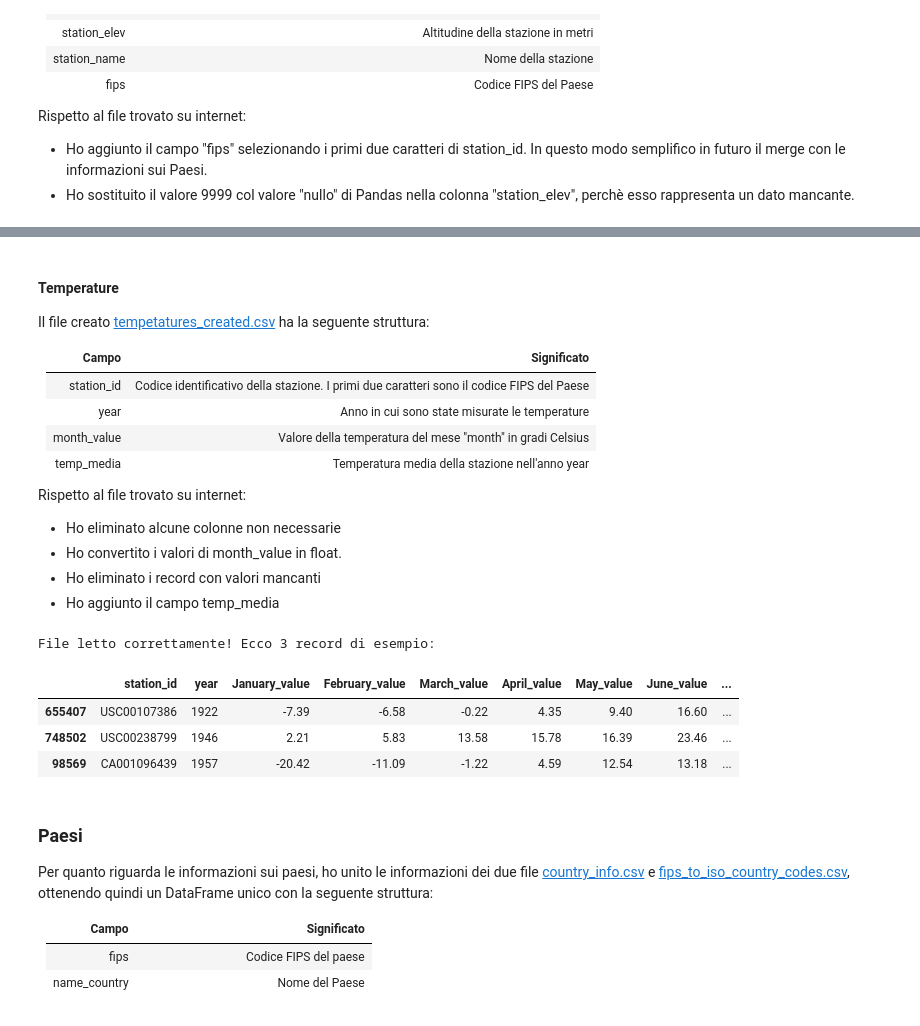
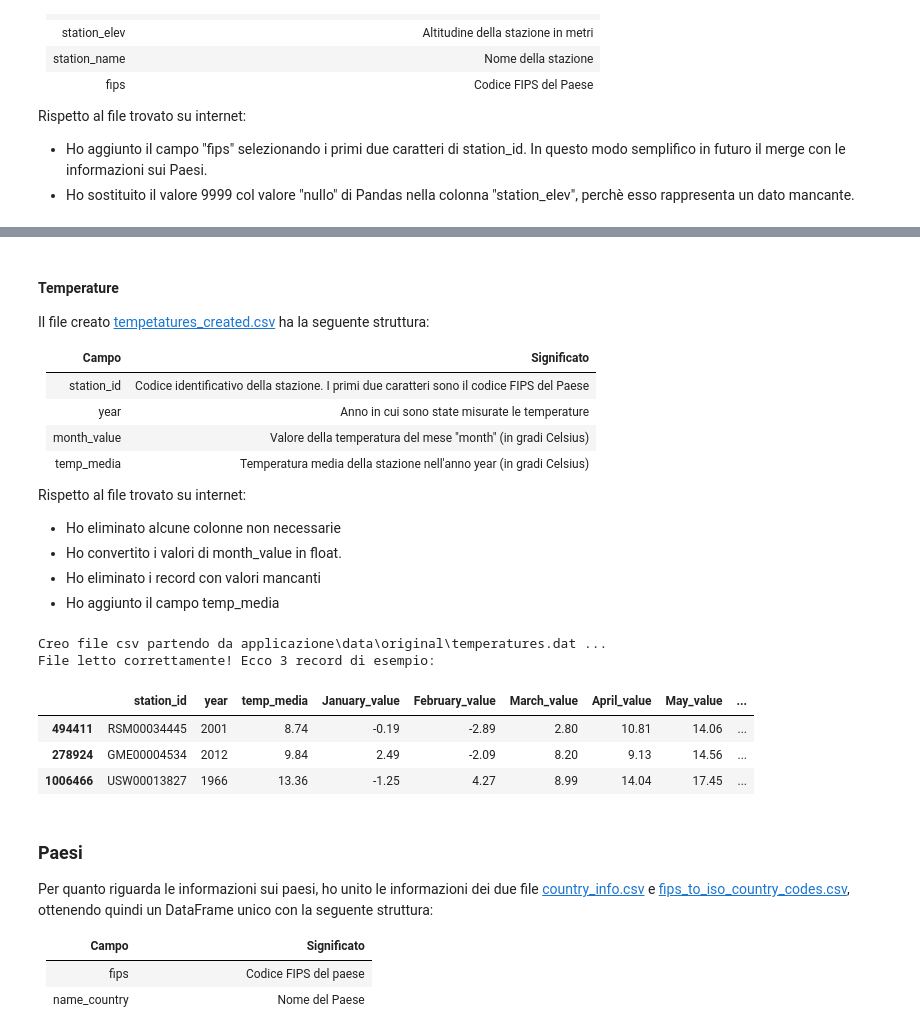
Before and after one commit to ElenaCurti/big-data, a Jupyter notebook: Attivita_03_DataAnalytics/file.ipynb, the cells around one changed output, grey strips where cells are left out. Cells and saved outputs as stored; diff of their text form; code cells hidden in the pictures.

```diff
--- a/Attivita_03_DataAnalytics/file.ipynb
+++ b/Attivita_03_DataAnalytics/file.ipynb
@@ -117,8 +140,8 @@ Il file creato [tempetatures_created.csv](applicazione/data/modified/stations_cr
 |:-|:-|
 |station_id| Codice identificativo della stazione. I primi due caratteri sono il codice FIPS del Paese|
 |year| Anno in cui sono state misurate le temperature|
-|month_value| Valore della temperatura del mese "month" in gradi Celsius |
-|temp_media| Temperatura media della stazione nell'anno year |
+|month_value| Valore della temperatura del mese "month" (in gradi Celsius) |
+|temp_media| Temperatura media della stazione nell'anno year (in gradi Celsius) |
 
 Rispetto al file trovato su internet:
 - Ho eliminato alcune colonne non necessarie
@@ -136,43 +159,46 @@ HEADERS_TEMPERATURES = ["station_id", "year", "DEL_ME"]
 for i in range(1,13):
     month_name = calendar.month_name[i]
     HEADERS_TEMPERATURES += [month_name+"_value","DEL_ME"+str(i)+"a","DEL_ME"+str(i)+"d","DEL_ME"+str(i)+"b"]
 
 if not os.path.exists(FILE_CSV_TEMPERATURES):
     print("Creo file csv partendo da",FILE_ORIGINALE_TEMPERATURES,"...")
 
     # Leggo il file
     df = pd.read_fwf(FILE_ORIGINALE_TEMPERATURES, widths=list_width,header=None, names=HEADERS_TEMPERATURES)
 
-    # Elimino le colonne non necessarie
-    HEADERS_TEMPERATURES = [i for i in HEADERS_TEMPERATURES if not i.__contains__("DEL_ME")]
-    df = df[HEADERS_TEMPERATURES]
 
     # Cambio i valori -9999 di month_value con NaN. Trasformo anche i valori validi in decimale.
     for i in range(1,13):
         month_name = calendar.month_name[i]
         df[month_name+"_value"] = df[month_name+"_value"].apply(lambda x: pd.NA if str(x) == "-9999" else x/100)
 
-    # Rimuovo i record con valori nulli
-    df = df.dropna()
-
     # Calcolo la temperatura media
     df["temp_media"] = df[[calendar.month_name[i]+"_value" for i in range(1,13)]].mean(axis=1)
     df["temp_media"] = df["temp_media"].apply(lambda x: round(x, 2))
+
+    # Elimino le colonne non necessarie
+    HEADERS_TEMPERATURES = [i for i in HEADERS_TEMPERATURES if not i.__contains__("DEL_ME")]
+    HEADERS_TEMPERATURES.insert(2, "temp_media")
+    df = df[HEADERS_TEMPERATURES]
+
+    # Rimuovo i record con valori nulli
+    df = df.dropna()
 
     # Converto in formato CSV
     df.to_csv(FILE_CSV_TEMPERATURES, index=False)
 
 # Leggo il nuovo file
 df_temperatures = pd.read_csv(FILE_CSV_TEMPERATURES)
 
 print("File letto correttamente! Ecco 3 record di esempio: ")
 df_temperatures.sample(3)
 # %% [output]
+Creo file csv partendo da applicazione\data\original\temperatures.dat ...
 File letto correttamente! Ecco 3 record di esempio:
-|  | station_id | year | January_value | February_value | March_value | April_value | May_value | June_value | ... |
-| 655407 | USC00107386 | 1922 | -7.39 | -6.58 | -0.22 | 4.35 | 9.40 | 16.60 | ... |
-| 748502 | USC00238799 | 1946 | 2.21 | 5.83 | 13.58 | 15.78 | 16.39 | 23.46 | ... |
-| 98569 | CA001096439 | 1957 | -20.42 | -11.09 | -1.22 | 4.59 | 12.54 | 13.18 | ... |
+|  | station_id | year | temp_media | January_value | February_value | March_value | April_value | May_value | ... |
+| 494411 | RSM00034445 | 2001 | 8.74 | -0.19 | -2.89 | 2.80 | 10.81 | 14.06 | ... |
+| 278924 | GME00004534 | 2012 | 9.84 | 2.49 | -2.09 | 8.20 | 9.13 | 14.56 | ... |
+| 1006466 | USW00013827 | 1966 | 13.36 | -1.25 | 4.27 | 8.99 | 14.04 | 17.45 | ... |
 # %% [markdown]
 ### Paesi
 Per quanto riguarda le informazioni sui paesi, ho unito le informazioni dei due file [country_info.csv](applicazione/data/original/countries_info.csv) e [fips_to_iso_country_codes.csv](applicazione/data/original/fips_to_iso_country_codes.csv), ottenendo quindi un DataFrame unico con la seguente  struttura:
```
Also changed, not shown: parts of 20 cells of this notebook, 1 other file.
